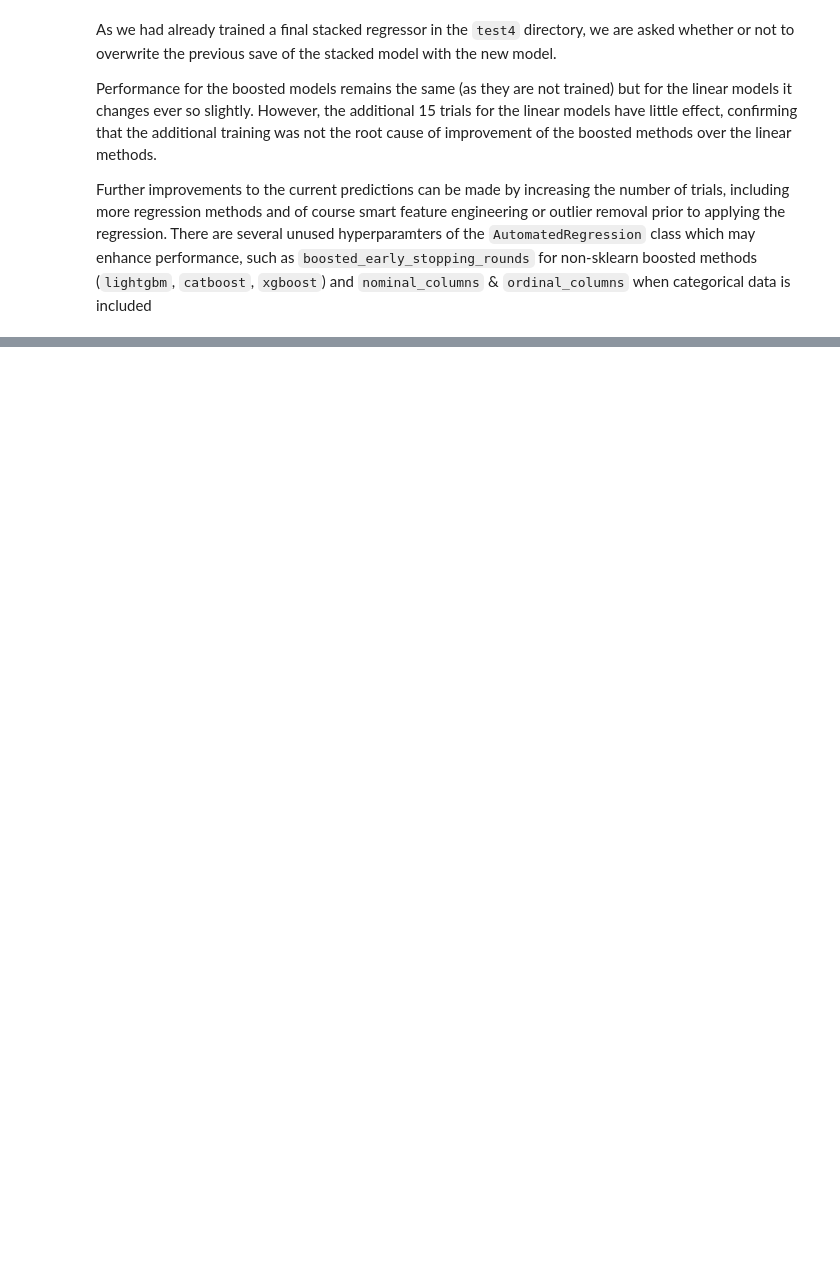
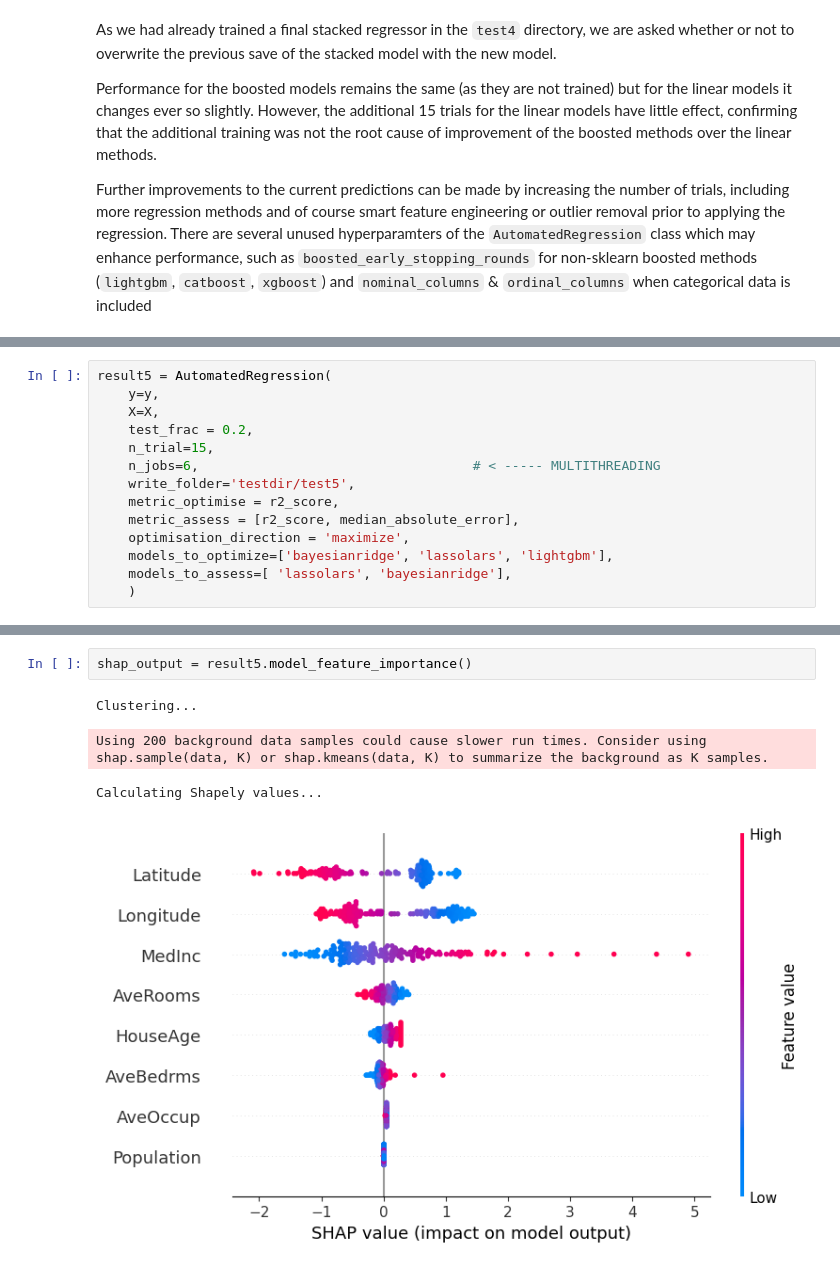
Before and after one commit to owenodriscoll/AutoML, a Jupyter notebook: examples/AutoML_example.ipynb, the cells around one changed output, grey strips where cells are left out. Drawn from its saved outputs; the diff is of its cells as text; blank space fills up the shorter version.

```diff
--- a/examples/AutoML_example.ipynb
+++ b/examples/AutoML_example.ipynb
@@ -372,0 +386,14 @@ Further improvements to the current predictions can be made by increasing the nu
+# %%
+result5 = AutomatedRegression(
+    y=y,
+    X=X,
+    test_frac = 0.2,
+    n_trial=15,
+    n_jobs=6,                                   # < ----- MULTITHREADING
+    write_folder='testdir/test5',
+    metric_optimise = r2_score,
+    metric_assess = [r2_score, median_absolute_error],
+    optimisation_direction = 'maximize',
+    models_to_optimize=['bayesianridge', 'lassolars', 'lightgbm'],
+    models_to_assess=[ 'lassolars', 'bayesianridge'],
+    )
@@ -372,0 +423,7 @@ Further improvements to the current predictions can be made by increasing the nu
+# %%
+shap_output = result5.model_feature_importance()
+# %% [output]
+Clustering...
+Using 200 background data samples could cause slower run times. Consider using shap.sample(data, K) or shap.kmeans(data, K) to summarize the background as K samples.
+Calculating Shapely values...
+[figure, added]
```
Also changed, not shown: parts of 20 cells of this notebook, 3 other files.
